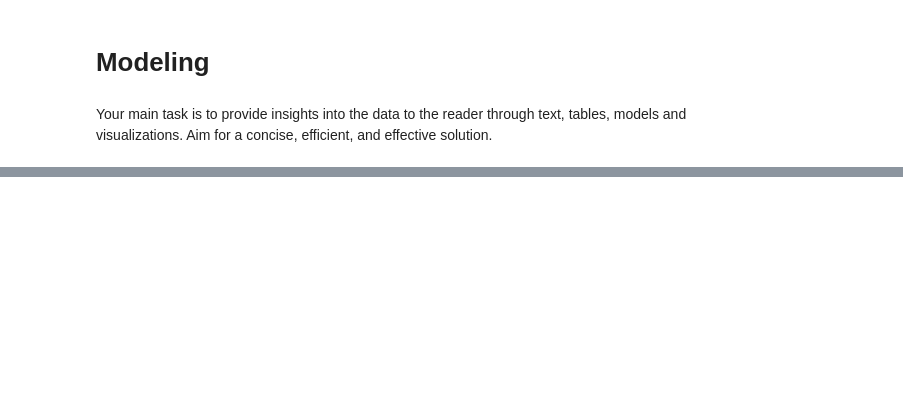
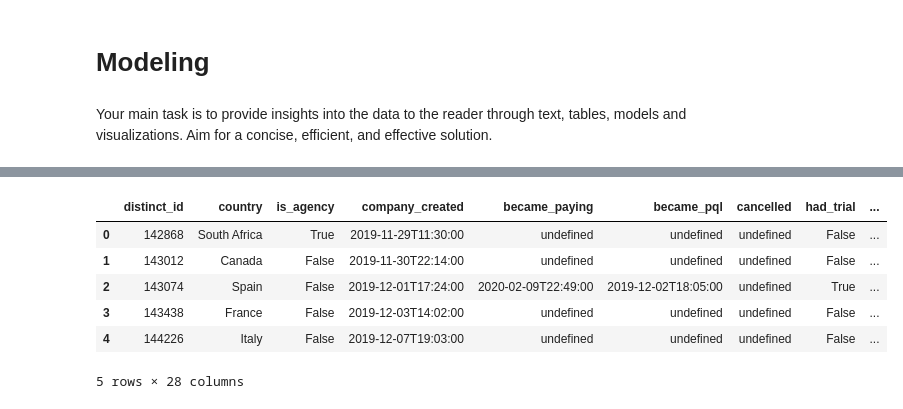
Before and after one commit to ZaloznikV/Project-3-ZaloznikV, a Jupyter notebook: predictive_modeling.ipynb, the cells around one changed output, grey strips where cells are left out. Cells and saved outputs as stored; diff of their text form; code cells hidden in the pictures; blank space fills up the shorter version.

```diff
--- a/predictive_modeling.ipynb
+++ b/predictive_modeling.ipynb
@@ -42,0 +92,13 @@ Your main task is to provide insights into the data to the reader through text,
+# %%
+"""JOINING BOTH TABLES TOGATHER"""
+
+unique_attributes = list(pd.unique(events["Event"])) #all parameters
+unique_attributes
+Dict = {}
+for name in unique_attributes:
+    print("Working on: ", name )
+    foo = events[events["Event"] == name]
+    foo = foo[["Space", "Event_count"]]
+    foo = foo[foo["Space"] != "undefined"]
+    Dict[name] = foo.groupby(["Space"], as_index=False).sum()
+#Dict
@@ -42,0 +125,31 @@ Your main task is to provide insights into the data to the reader through text,
+# %%
+data = signups
+for col_name in list(Dict.keys()):
+    test = Dict[col_name]
+    test.rename(columns={"Event_count": col_name}, inplace=True)
+    test = test.astype({"Space": int})
+    data = data.merge(test, how='left', left_on='$distinct_id', right_on='Space')
+    data = data.drop(['Space'], axis=1)
+
+data = data.drop(['$properties.space_id'], axis=1) #dropping doubling columns
+# %%
+"""some more preprocessing"""
+
+
+colnames = list(data.columns)
+colnames = [s.replace("$properties.", "") for s in colnames]
+colnames = [s.replace(" - Total", "") for s in colnames]
+
+colnames = [s[1:] if s[0] in ["$", "_"] else s for s in colnames ]
+colnames = [s.replace(" ", "_") for s in colnames]
+data.columns = colnames
+
+data.head()
+# %% [output]
+|  | distinct_id | country | is_agency | company_created | became_paying | became_pql | cancelled | had_trial | ... |
+| 0 | 142868 | South Africa | True | 2019-11-29T11:30:00 | undefined | undefined | undefined | False | ... |
+| 1 | 143012 | Canada | False | 2019-11-30T22:14:00 | undefined | undefined | undefined | False | ... |
+| 2 | 143074 | Spain | False | 2019-12-01T17:24:00 | 2020-02-09T22:49:00 | 2019-12-02T18:05:00 | undefined | True | ... |
+| 3 | 143438 | France | False | 2019-12-03T14:02:00 | undefined | undefined | undefined | False | ... |
+| 4 | 144226 | Italy | False | 2019-12-07T19:03:00 | undefined | undefined | undefined | False | ... |
+5 rows × 28 columns
```
Also changed, not shown: parts of 20 cells of this notebook, 1 other file.
